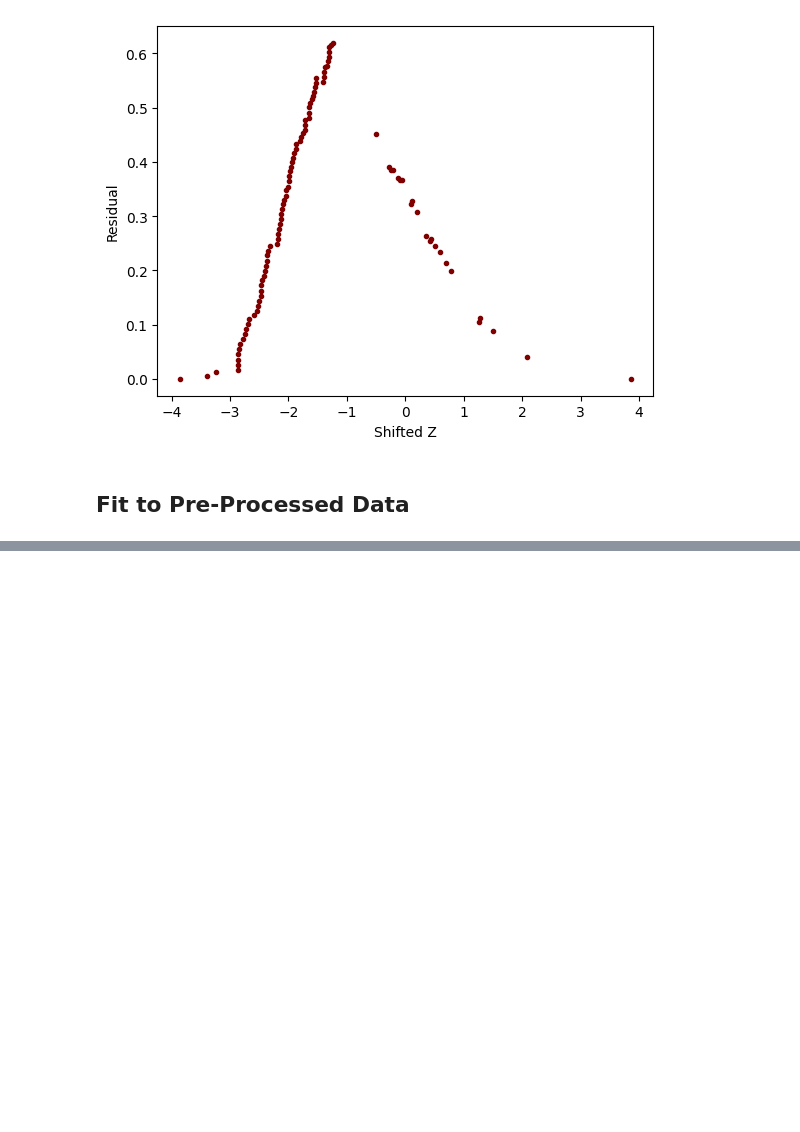
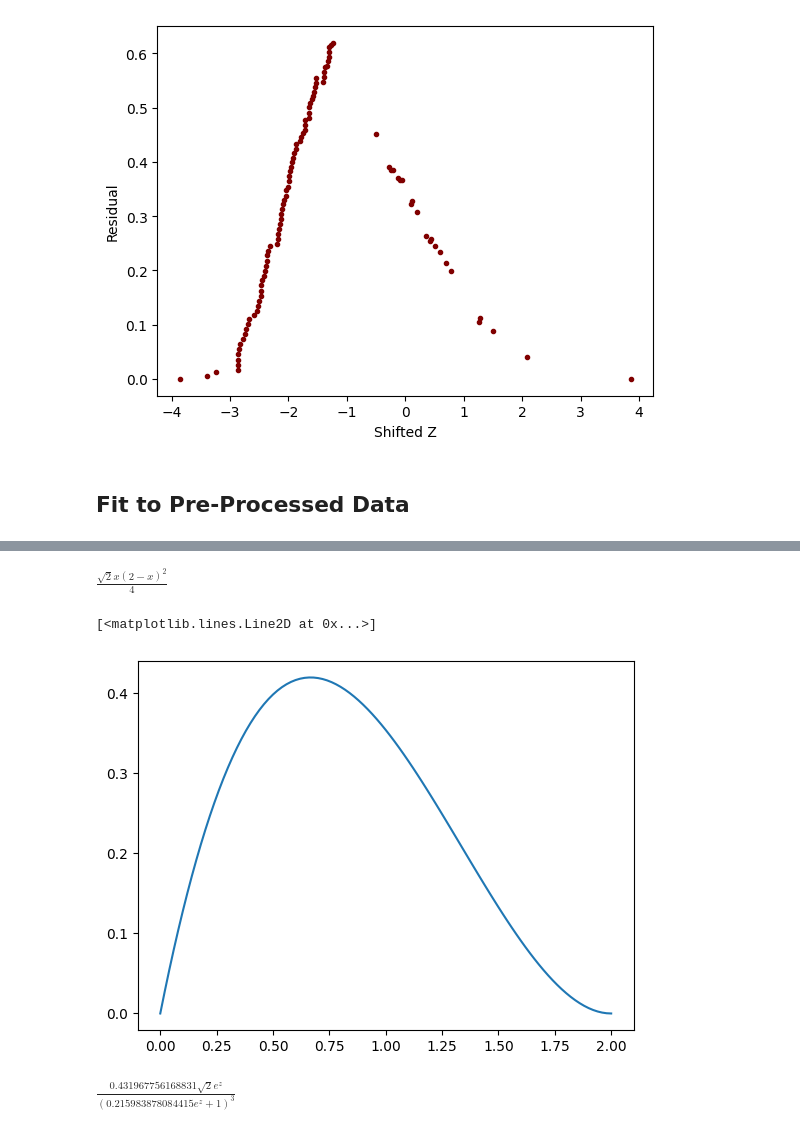
Before and after one commit to DesignToolInvestor/ManetSim, a Jupyter notebook: 2dDist/Worksheets/dist_b_fit.ipynb, the cells around one changed output, grey strips where cells are left out. Cells and saved outputs as stored; diff of their text form; code cells hidden in the pictures; blank space fills up the shorter version.

```diff
--- a/2dDist/Worksheets/dist_b_fit.ipynb
+++ b/2dDist/Worksheets/dist_b_fit.ipynb
@@ -192,0 +265,17 @@ MolSetZ(z, (0,1))
+# %%
+nullX = mapZsGen.NullLeftX() * mapZsGen.NullRightX() ** 2
+nullX
+# %% [output]
+$\displaystyle \frac{\sqrt{2} x \left(2 - x\right)^{2}}{4}$
+# %%
+xGrid = Grid1(0,2,nPlot)
+null = [nullX.subs(x,xV).evalf() for xV in xGrid]
+plot.plot(xGrid,null)
+# %% [output]
+[<matplotlib.lines.Line2D at 0x...>]
+[figure, added]
+# %%
+nullZ = mapZsGen.NullLeftZ() * mapZsGen.NullRightZ() ** 2
+nullZ
+# %% [output]
+$\displaystyle \frac{0.431967756168831 \sqrt{2} e^{z}}{\left(0.215983878084415 e^{z} + 1\right)^{3}}$
```
Also changed, not shown: parts of 43 cells of this notebook, 1 other file.
